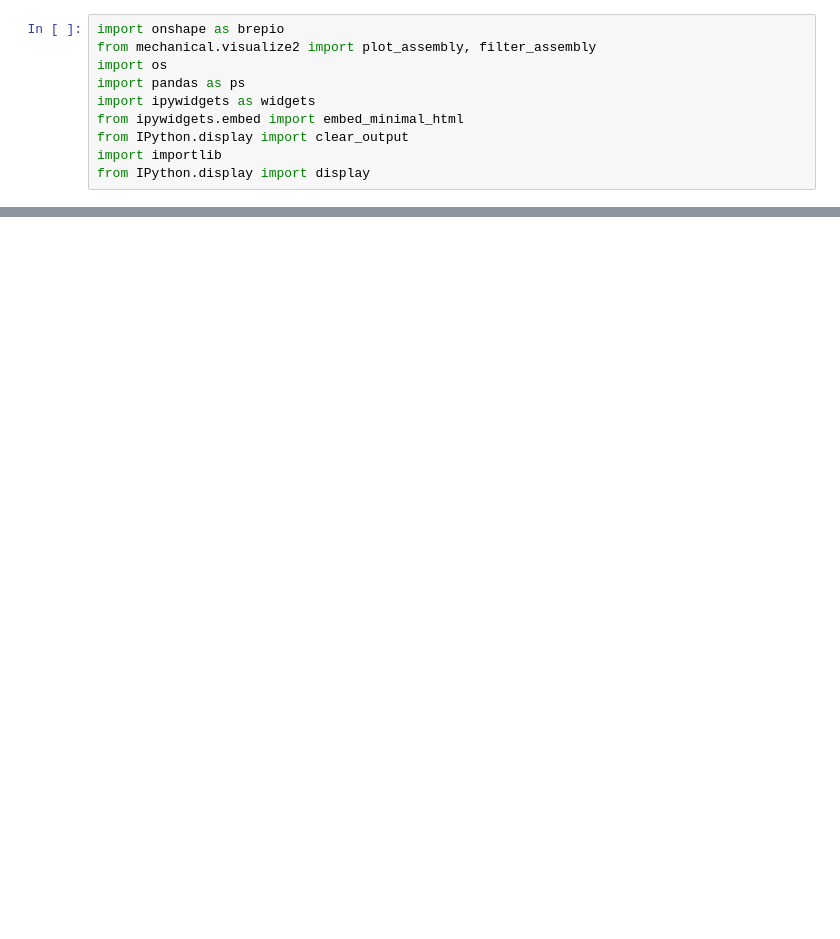
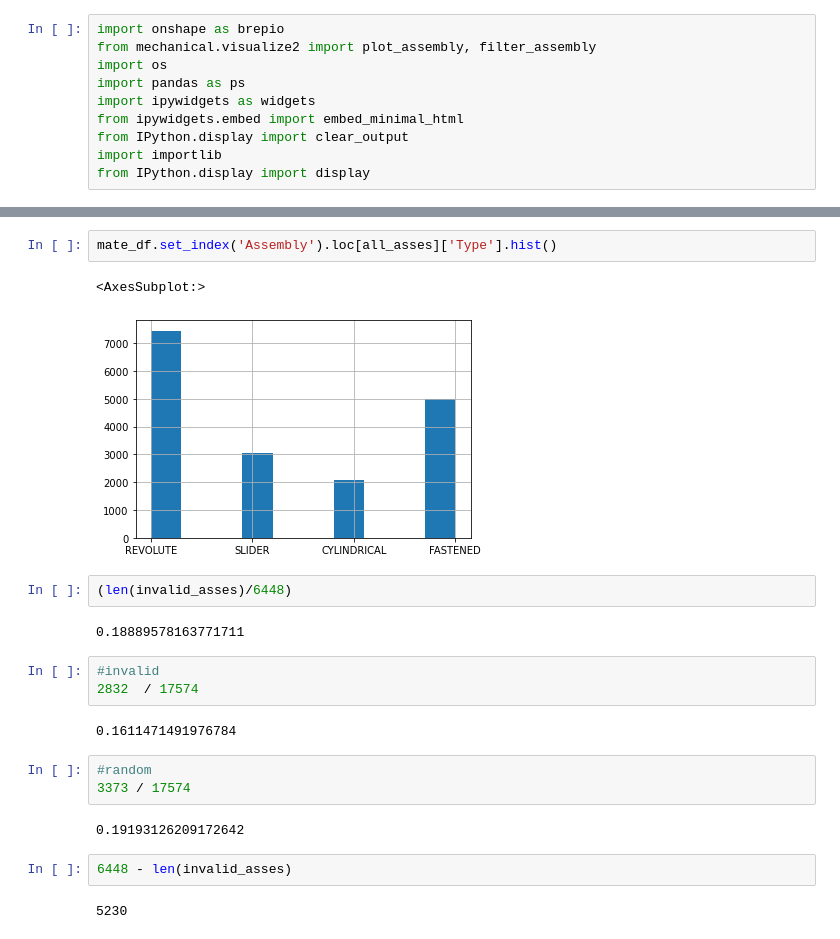
Before and after one commit to ShnitzelKiller/Mechanical, a Jupyter notebook: mechanical/visualize-3.ipynb, the cells around one changed output, grey strips where cells are left out. Cells and saved outputs as stored; diff of their text form; blank space fills up the shorter version.

```diff
--- a/mechanical/visualize-3.ipynb
+++ b/mechanical/visualize-3.ipynb
@@ -101,0 +142,23 @@ def display_sample(sample):
+# %%
+mate_df.set_index('Assembly').loc[all_asses]['Type'].hist()
+# %% [output]
+<AxesSubplot:>
+[figure, added]
+# %%
+(len(invalid_asses)/6448)
+# %% [output]
+0.18889578163771711
+# %%
+#invalid
+2832  / 17574
+# %% [output]
+0.1611471491976784
+# %%
+#random
+3373 / 17574
+# %% [output]
+0.19193126209172642
+# %%
+6448 - len(invalid_asses)
+# %% [output]
+5230
```
Also changed, not shown: parts of 16 cells of this notebook, 22 other files.
